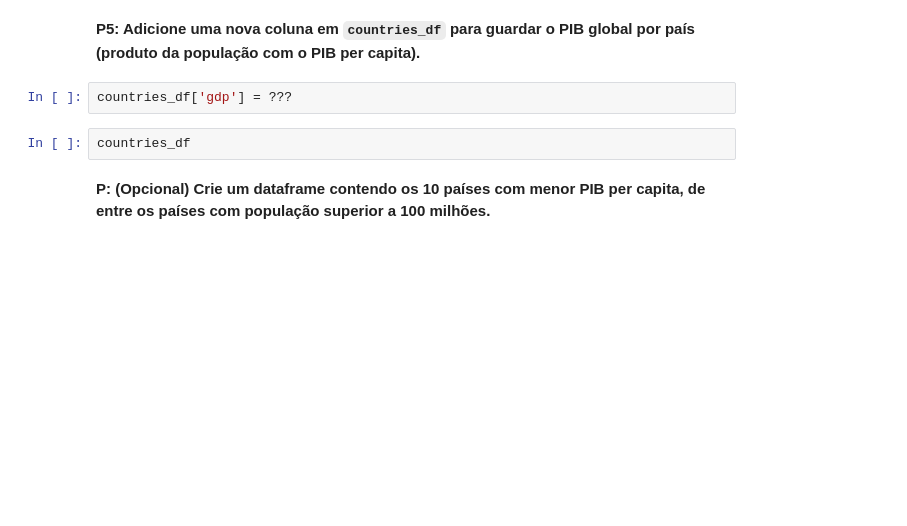
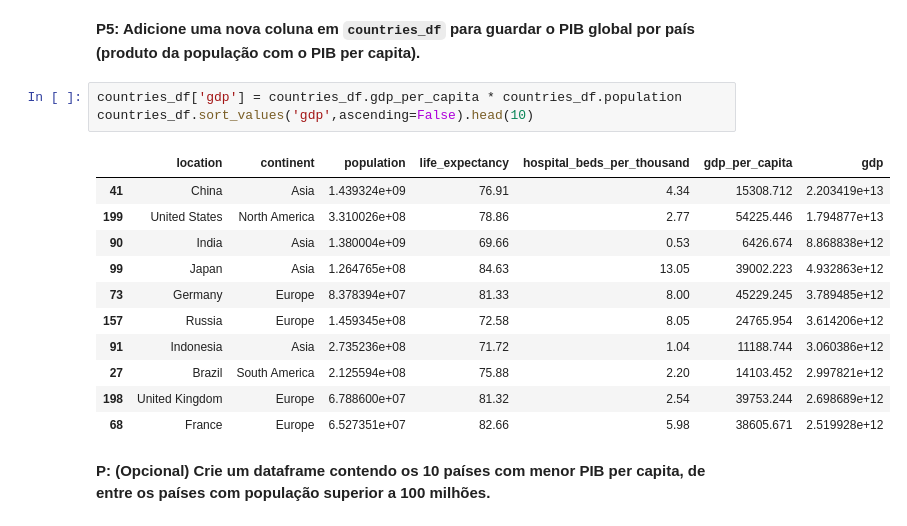
Before and after one commit to klysman08/pcd-ips, a Jupyter notebook: Exercicio Aula 5 - Análise de Dados com Pandas.ipynb, the cells around one changed output. Drawn from its saved outputs; the diff is of its cells as text; blank space fills up the shorter version.

```diff
--- a/Exercicio Aula 5 - Análise de Dados com Pandas.ipynb
+++ b/Exercicio Aula 5 - Análise de Dados com Pandas.ipynb
@@ -63,9 +107,20 @@ most_populous_df
 # %% [markdown]
 **P5: Adicione uma nova coluna em `countries_df` para guardar o PIB global por país (produto da população com o PIB per capita).**
-# %%
-countries_df['gdp'] = ???
-# %%
-countries_df
+# %%
+countries_df['gdp'] = countries_df.gdp_per_capita * countries_df.population
+countries_df.sort_values('gdp',ascending=False).head(10)
+# %% [output]
+|  | location | continent | population | life_expectancy | hospital_beds_per_thousand | gdp_per_capita | gdp |
+| 41 | China | Asia | 1.439324e+09 | 76.91 | 4.34 | 15308.712 | 2.203419e+13 |
+| 199 | United States | North America | 3.310026e+08 | 78.86 | 2.77 | 54225.446 | 1.794877e+13 |
+| 90 | India | Asia | 1.380004e+09 | 69.66 | 0.53 | 6426.674 | 8.868838e+12 |
+| 99 | Japan | Asia | 1.264765e+08 | 84.63 | 13.05 | 39002.223 | 4.932863e+12 |
+| 73 | Germany | Europe | 8.378394e+07 | 81.33 | 8.00 | 45229.245 | 3.789485e+12 |
+| 157 | Russia | Europe | 1.459345e+08 | 72.58 | 8.05 | 24765.954 | 3.614206e+12 |
+| 91 | Indonesia | Asia | 2.735236e+08 | 71.72 | 1.04 | 11188.744 | 3.060386e+12 |
+| 27 | Brazil | South America | 2.125594e+08 | 75.88 | 2.20 | 14103.452 | 2.997821e+12 |
+| 198 | United Kingdom | Europe | 6.788600e+07 | 81.32 | 2.54 | 39753.244 | 2.698689e+12 |
+| 68 | France | Europe | 6.527351e+07 | 82.66 | 5.98 | 38605.671 | 2.519928e+12 |
 # %% [markdown]
 **P: (Opcional) Crie um dataframe contendo os 10 países com menor PIB per capita, de entre os países com população superior a 100 milhões.**
 # %% [markdown]
```
Also changed, not shown: parts of 14 cells of this notebook, 5 other files.
